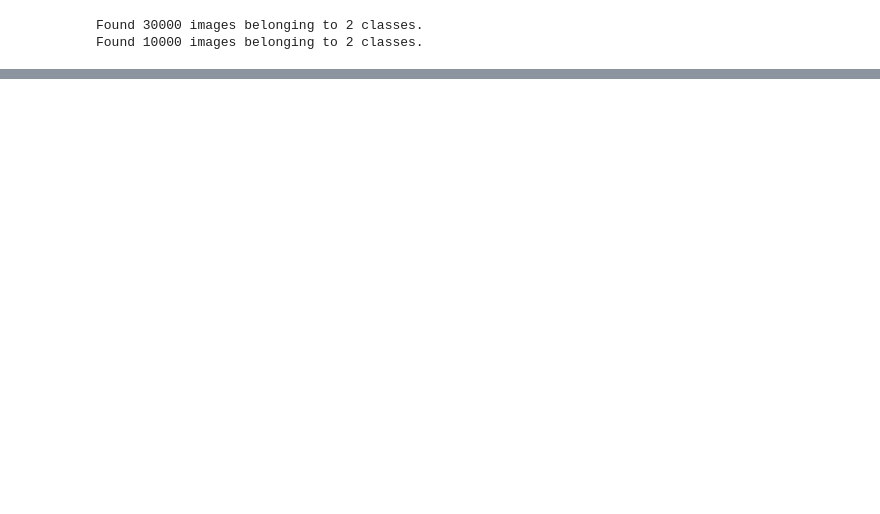
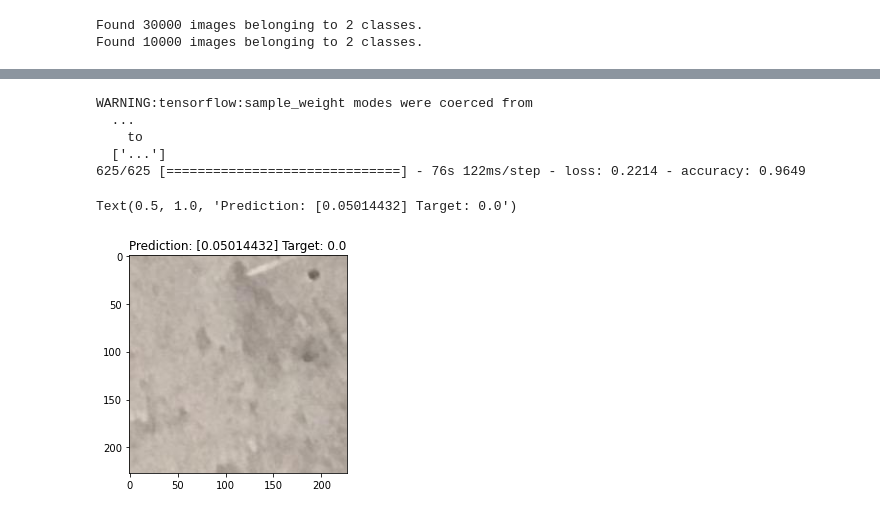
Before and after one commit to T-rex007/Damage_Classification, a Jupyter notebook: Crack_Detector_training.ipynb, the cells around one changed output, grey strips where cells are left out. Cells and saved outputs as stored; diff of their text form; code cells hidden in the pictures; blank space fills up the shorter version.

```diff
--- a/Crack_Detector_training.ipynb
+++ b/Crack_Detector_training.ipynb
@@ -188,0 +147,18 @@ dataset.as_numpy_iterator().next()
+# %%
+from tensorflow.keras.layers import Dense, Conv2D, Flatten#, BatchNormalizaion
+from tensorflow.keras import Input, Model
+densenet = tf.keras.applications.DenseNet201(
+    include_top=False,
+    weights="imagenet",
+    input_tensor=None,
+    input_shape=None,
+    pooling=None,
+)
+inputs = Input((227, 227,3))
+x = densenet(inputs)
+x = Flatten()(x)
+x = Dense(256)(x)
+x = Dense(128)(x)
+x = Dense(32)(x)
+outputs = Dense(1, activation = 'sigmoid')(x)
+model = Model(inputs = inputs, outputs = outputs)
@@ -188,0 +185,4 @@ dataset.as_numpy_iterator().next()
+# %%
+model.compile(optimizer = tf.keras.optimizers.Adam(0.001), loss = 'binary_crossentropy',
+              metrics = ['accuracy'])
+history = model.fit(train_gen, epochs = 2,  validation_data = test_gen)
@@ -188,0 +203,18 @@ dataset.as_numpy_iterator().next()
+# %%
+ model.evaluate(test_gen)
+# %% [output]
+WARNING:tensorflow:sample_weight modes were coerced from
+  ...
+    to
+  ['...']
+625/625 [==============================] - 76s 122ms/step - loss: 0.2214 - accuracy: 0.9649
+# %%
+t = test_gen.next()
+pred = model.predict(t[0])
+
+i = 0
+plt.imshow(t[0][i])
+plt.title("Prediction: {} Target: {}".format(pred[i], t[1][i]))
+# %% [output]
+Text(0.5, 1.0, 'Prediction: [0.05014432] Target: 0.0')
+[figure, added]
```
Also changed, not shown: parts of 27 cells of this notebook, 2 other files.
